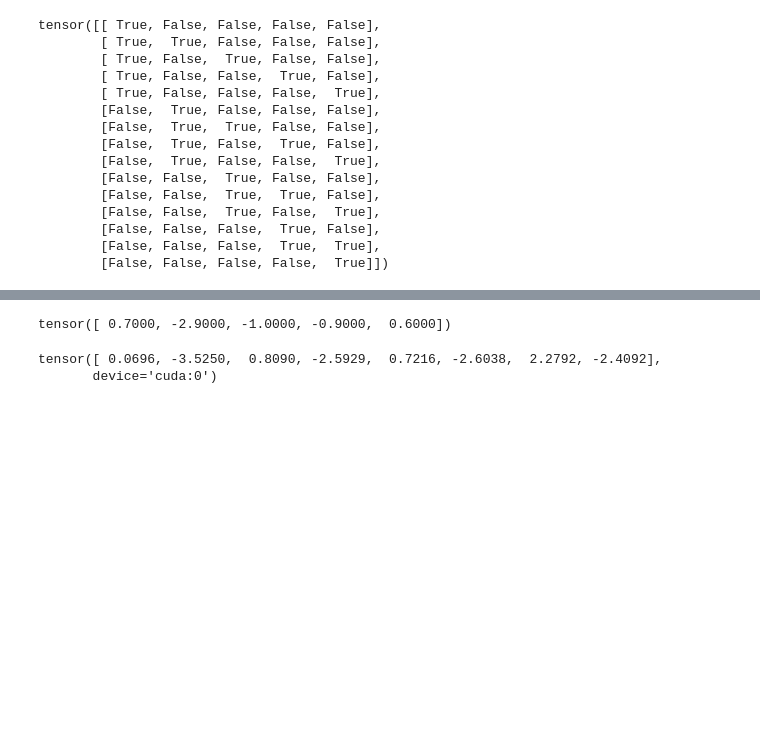
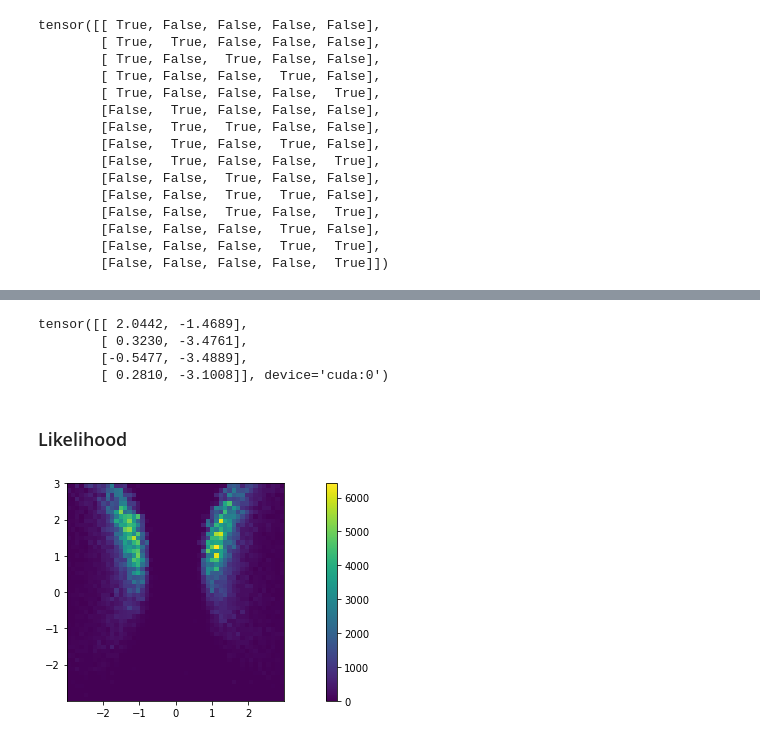
Before and after one commit to francois-rozet/amnre, a Jupyter notebook: python/experiment.ipynb, the cells around one changed output, grey strips where cells are left out. Drawn from its saved outputs; the diff is of its cells as text; code cells hidden in the pictures; blank space fills up the shorter version.

```diff
--- a/python/experiment.ipynb
+++ b/python/experiment.ipynb
@@ -104,10 +149,9 @@ tensor(0.6907)
 # %%
-simulator.theta_star
+theta_star = torch.tensor([0.7, -2.9, -1., -0.9,  0.6]).to(device)
+x_star = simulator(theta_star)
+x_star
 # %% [output]
-tensor([ 0.7000, -2.9000, -1.0000, -0.9000,  0.6000])
+tensor([[ 2.0442, -1.4689],
+        [ 0.3230, -3.4761],
+        [-0.5477, -3.4889],
+        [ 0.2810, -3.1008]], device='cuda:0')
-# %%
-x_star = simulator(simulator.theta_star.cuda())
-x_star
-# %% [output]
-tensor([ 0.0696, -3.5250,  0.8090, -2.5929,  0.7216, -2.6038,  2.2792, -2.4092],
-       device='cuda:0')
@@ -113,0 +160,14 @@ tensor([ 0.0696, -3.5250,  0.8090, -2.5929,  0.7216, -2.6038,  2.2792, -2.4092],
+# %% [markdown]
+### Likelihood
+# %%
+sampler = TractableSampler(simulator, x_star)
+
+thetas = sampler(1024)
+thetas = torch.cat(thetas).numpy()
+# %%
+plt.hist2d(thetas[:, 2], thetas[:, 4], (50, 50))
+plt.colorbar()
+plt.axis('square')
+plt.show()
+# %% [output]
+[figure, added]
```
Also changed, not shown: parts of 21 cells of this notebook.
